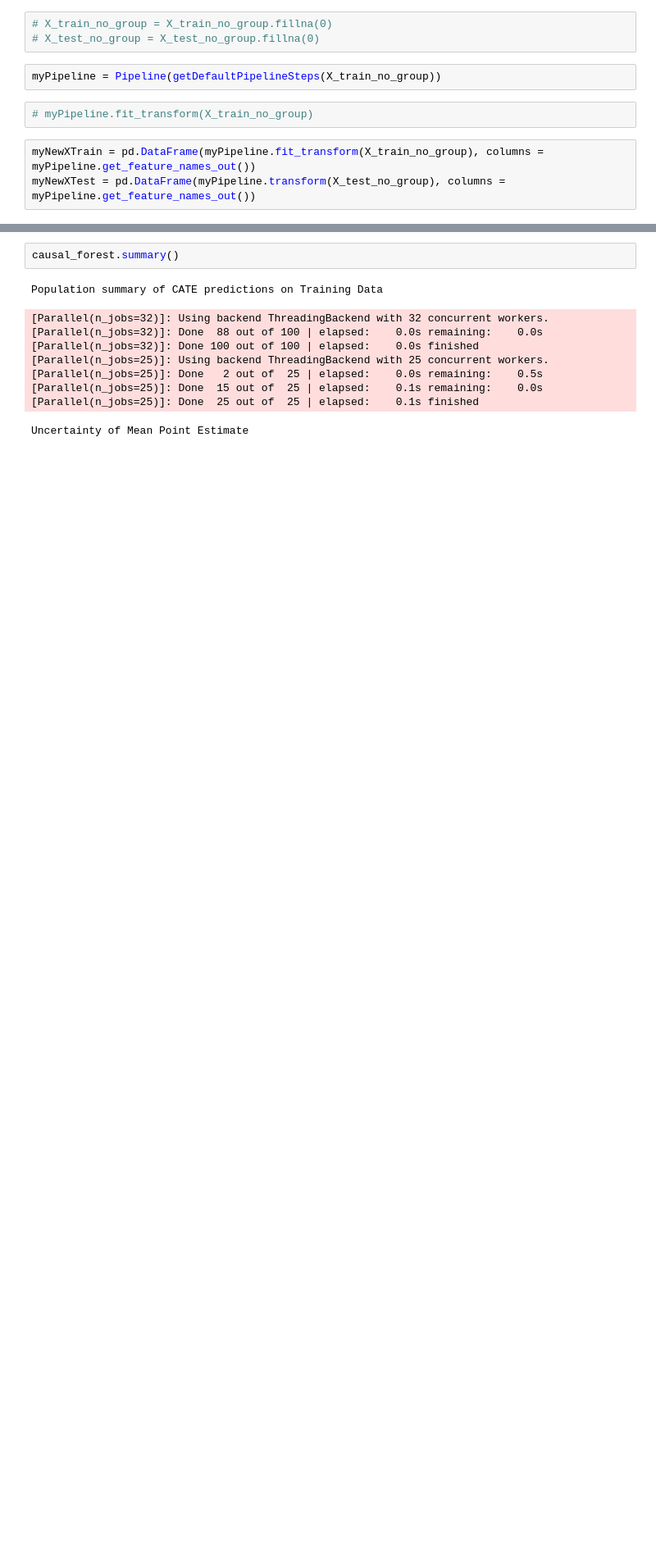
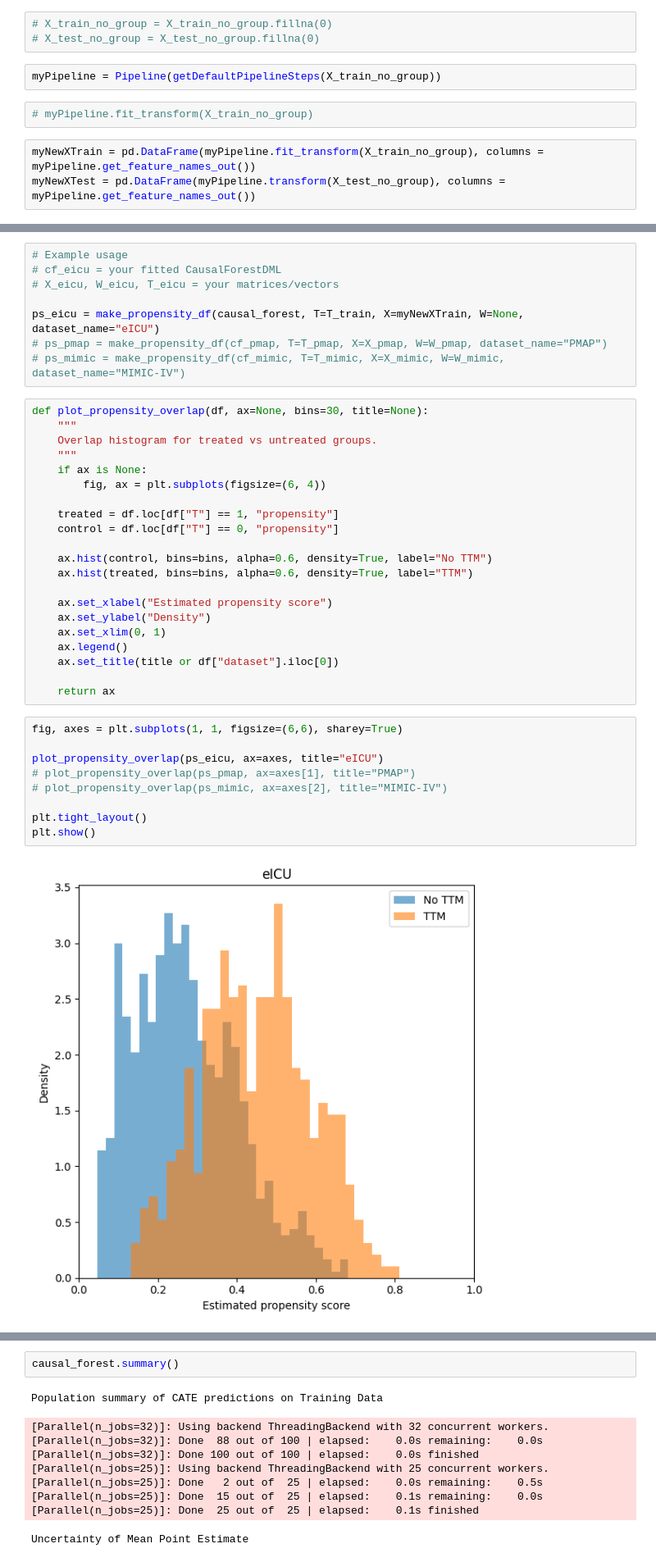
Before and after one commit to michelraskin/ttmhte, a Jupyter notebook: eICU/eICUAnalysisDML.ipynb, the cells around one changed output, grey strips where cells are left out. Shown at 82% size. Drawn from its saved outputs; the diff is of its cells as text; blank space fills up the shorter version.

```diff
--- a/eICU/eICUAnalysisDML.ipynb
+++ b/eICU/eICUAnalysisDML.ipynb
@@ -261,0 +360,40 @@ Predicted CATE for test data: [[-0.06269484]
+# %%
+# Example usage
+# cf_eicu = your fitted CausalForestDML
+# X_eicu, W_eicu, T_eicu = your matrices/vectors
+
+ps_eicu = make_propensity_df(causal_forest, T=T_train, X=myNewXTrain, W=None, dataset_name="eICU")
+# ps_pmap = make_propensity_df(cf_pmap, T=T_pmap, X=X_pmap, W=W_pmap, dataset_name="PMAP")
+# ps_mimic = make_propensity_df(cf_mimic, T=T_mimic, X=X_mimic, W=W_mimic, dataset_name="MIMIC-IV")
+# %%
+def plot_propensity_overlap(df, ax=None, bins=30, title=None):
+    """
+    Overlap histogram for treated vs untreated groups.
+    """
+    if ax is None:
+        fig, ax = plt.subplots(figsize=(6, 4))
+
+    treated = df.loc[df["T"] == 1, "propensity"]
+    control = df.loc[df["T"] == 0, "propensity"]
+
+    ax.hist(control, bins=bins, alpha=0.6, density=True, label="No TTM")
+    ax.hist(treated, bins=bins, alpha=0.6, density=True, label="TTM")
+
+    ax.set_xlabel("Estimated propensity score")
+    ax.set_ylabel("Density")
+    ax.set_xlim(0, 1)
+    ax.legend()
+    ax.set_title(title or df["dataset"].iloc[0])
+
+    return ax
+# %%
+fig, axes = plt.subplots(1, 1, figsize=(6,6), sharey=True)
+
+plot_propensity_overlap(ps_eicu, ax=axes, title="eICU")
+# plot_propensity_overlap(ps_pmap, ax=axes[1], title="PMAP")
+# plot_propensity_overlap(ps_mimic, ax=axes[2], title="MIMIC-IV")
+
+plt.tight_layout()
+plt.show()
+# %% [output]
+[figure, added]
```
Also changed, not shown: parts of 31 cells of this notebook, 5 other files.
